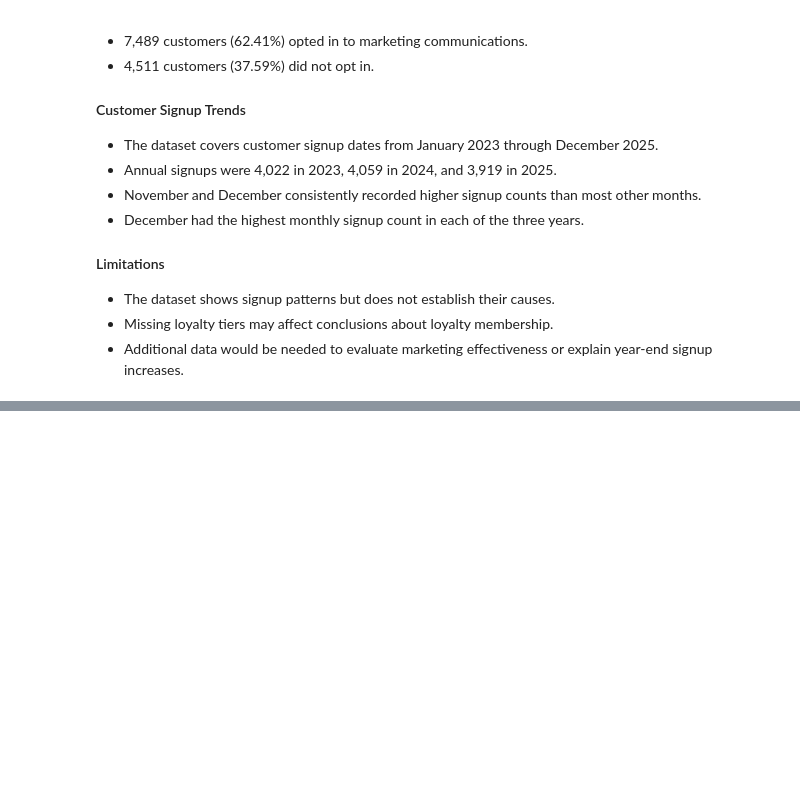
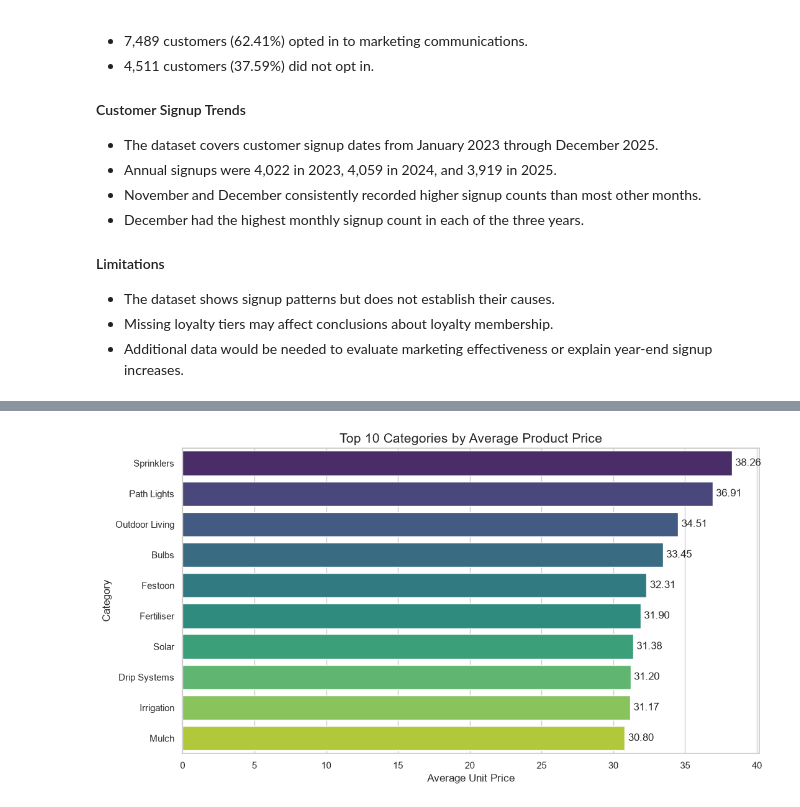
Before and after one commit to kartikeysharma2645/Data-Science-Tool-Mastery, a Jupyter notebook: notebooks/ecommerce_customer_product_analysis.ipynb, the cells around one changed output, grey strips where cells are left out. Saved outputs shown, nothing was run; the diff lists cells and outputs as text; code cells hidden in the pictures; blank space fills up the shorter version.

```diff
--- a/notebooks/ecommerce_customer_product_analysis.ipynb
+++ b/notebooks/ecommerce_customer_product_analysis.ipynb
@@ -572,0 +864,26 @@ monthly_signup_comparison
+# %%
+# Visualize the ten categories with the highest average product prices
+top_price_categories = category_pricing.head(10).copy()
+
+plt.figure(figsize=(11, 6))
+
+ax = sns.barplot(
+    data=top_price_categories,
+    x="average_price",
+    y="category_name",
+    hue="category_name",
+    palette="viridis",
+    legend=False
+)
+
+ax.set_title("Top 10 Categories by Average Product Price", fontsize=15)
+ax.set_xlabel("Average Unit Price")
+ax.set_ylabel("Category")
+
+for container in ax.containers:
+    ax.bar_label(container, fmt="%.2f", padding=4)
+
+plt.tight_layout()
+plt.show()
+# %% [output]
+[figure, added]
```
Also changed, not shown: parts of 20 cells of this notebook.
